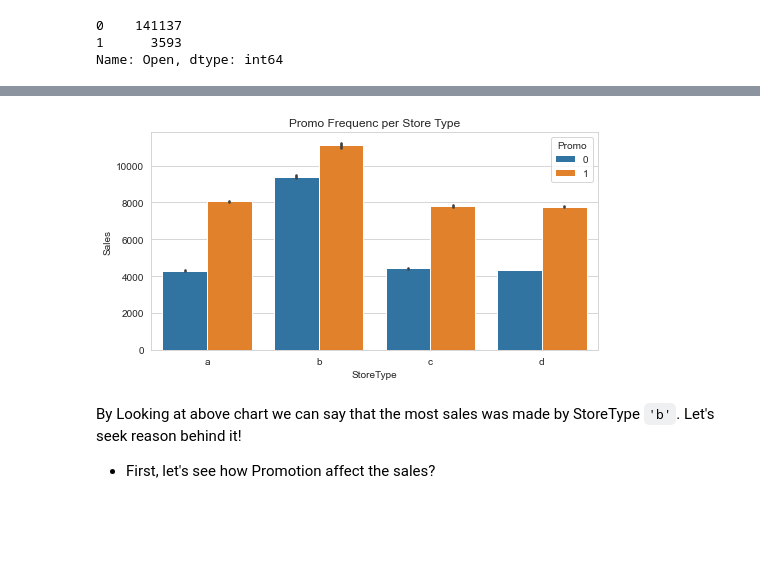
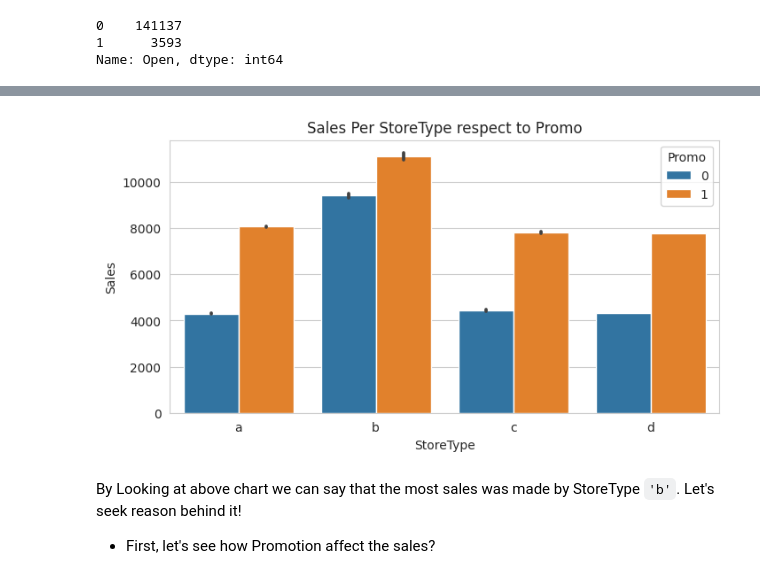
Before and after one commit to aayushjagri/Ml, a Jupyter notebook: rossmann.ipynb, the cells around one changed output, grey strips where cells are left out. Saved outputs shown, nothing was run; the diff lists cells and outputs as text; code cells hidden in the pictures; blank space fills up the shorter version.

```diff
--- a/rossmann.ipynb
+++ b/rossmann.ipynb
@@ -318,14 +318,14 @@ data['Customers'].corr(data['Sales'])
 # %%
 plt.figure(figsize = (8,4))
 sns.barplot(
     x = 'StoreType',
     y = 'Sales',
     hue = 'Promo',
     data = data
 )
-plt.title('StoreType vs Sales');
+plt.title('Sales Per StoreType respect to Promo');
 # %% [output]
-[figure, old version]
+[figure, new version]
 # %% [markdown]
 By Looking at above chart we can say that the most sales was made by StoreType `'b'`. Let's seek reason behind it!
 * First, let's see how Promotion affect the sales?
```
Also changed, not shown: parts of 20 cells of this notebook.
